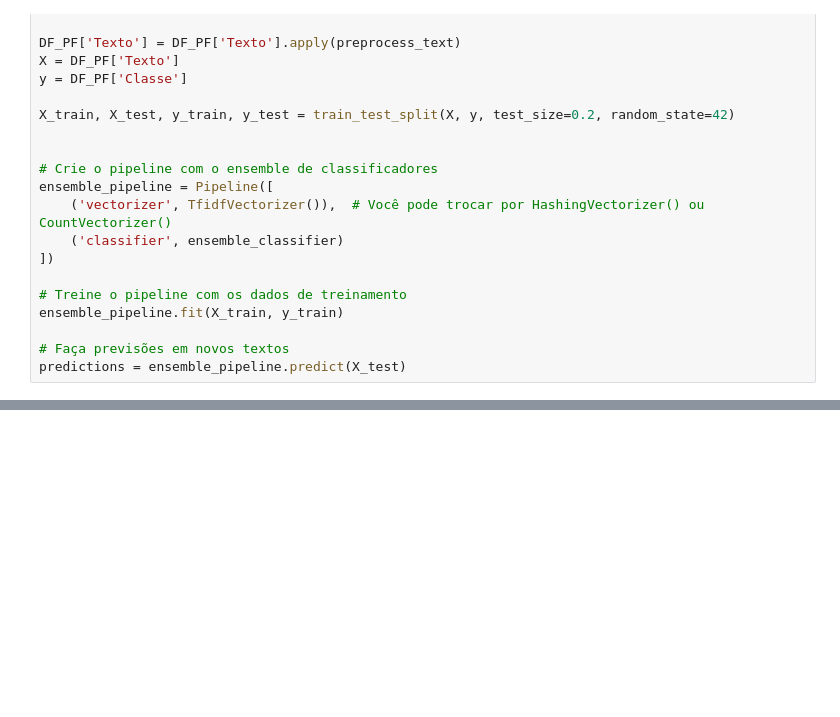
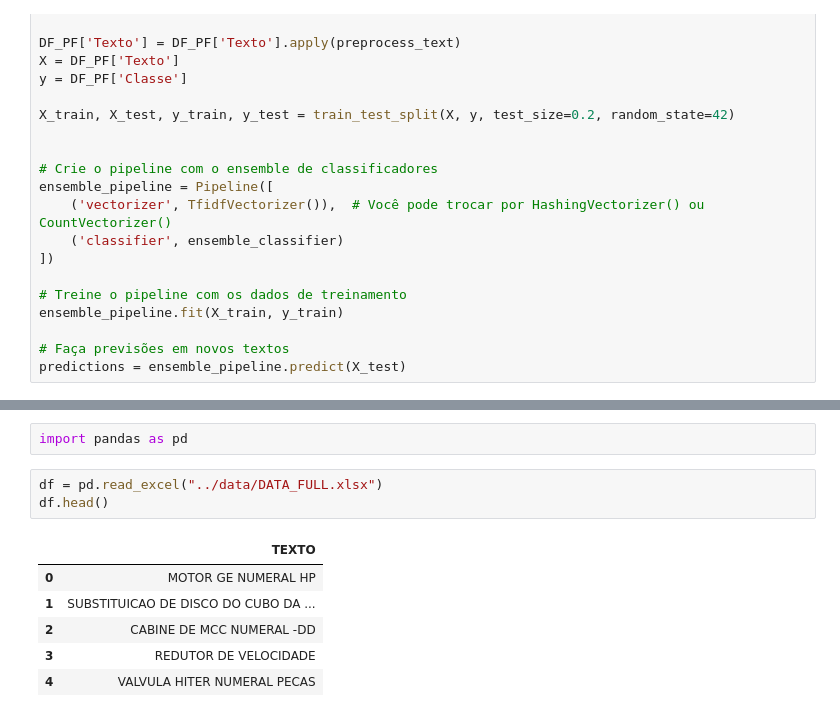
Before and after one commit to JoaoAssalim/Class-by-Description-Classifier-with-NLP, a Jupyter notebook: notebooks/ClassificaçãoDescrições.ipynb, the cells around one changed output, grey strips where cells are left out. Saved outputs shown, nothing was run; the diff lists cells and outputs as text; blank space fills up the shorter version.

```diff
--- a/notebooks/ClassificaçãoDescrições.ipynb
+++ b/notebooks/ClassificaçãoDescrições.ipynb
@@ -302,0 +318,12 @@ Acurácia do modelo de ensemble: 0.88
+# %%
+import pandas as pd
+# %%
+df = pd.read_excel("../data/DATA_FULL.xlsx")
+df.head()
+# %% [output]
+|  | TEXTO |
+| 0 | MOTOR GE NUMERAL HP |
+| 1 | SUBSTITUICAO DE DISCO DO CUBO DA ... |
+| 2 | CABINE DE MCC NUMERAL -DD |
+| 3 | REDUTOR DE VELOCIDADE |
+| 4 | VALVULA HITER NUMERAL PECAS |
```
Also changed, not shown: parts of 18 cells of this notebook, 1 other file.
